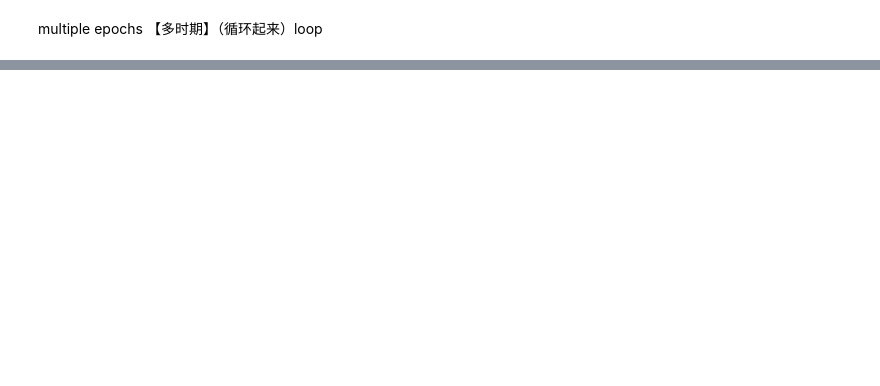
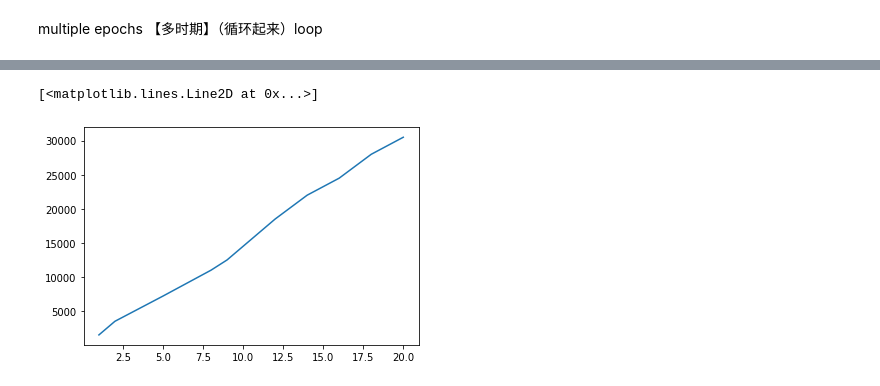
Before and after one commit to Alecia113/self-directed-exercises-python-, a Jupyter notebook: nlp_lab1.ipynb, the cells around one changed output, grey strips where cells are left out. Drawn from its saved outputs; the diff is of its cells as text; code cells hidden in the pictures; blank space fills up the shorter version.

```diff
--- a/nlp_lab1.ipynb
+++ b/nlp_lab1.ipynb
@@ -607,0 +745,5 @@ multiple epochs 【多时期】（循环起来）loop
+# %%
+plt.plot(x_training,y_training,)  #后面有，也没关系
+# %% [output]
+[<matplotlib.lines.Line2D at 0x...>]
+[figure, added]
```
Also changed, not shown: parts of 25 cells of this notebook.
